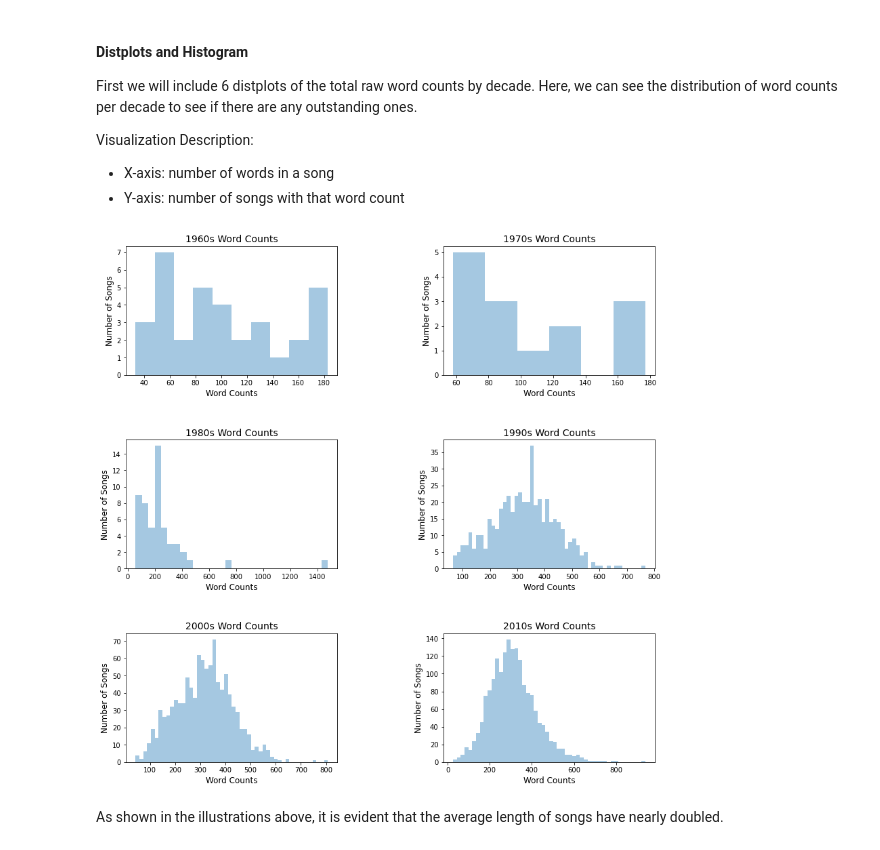
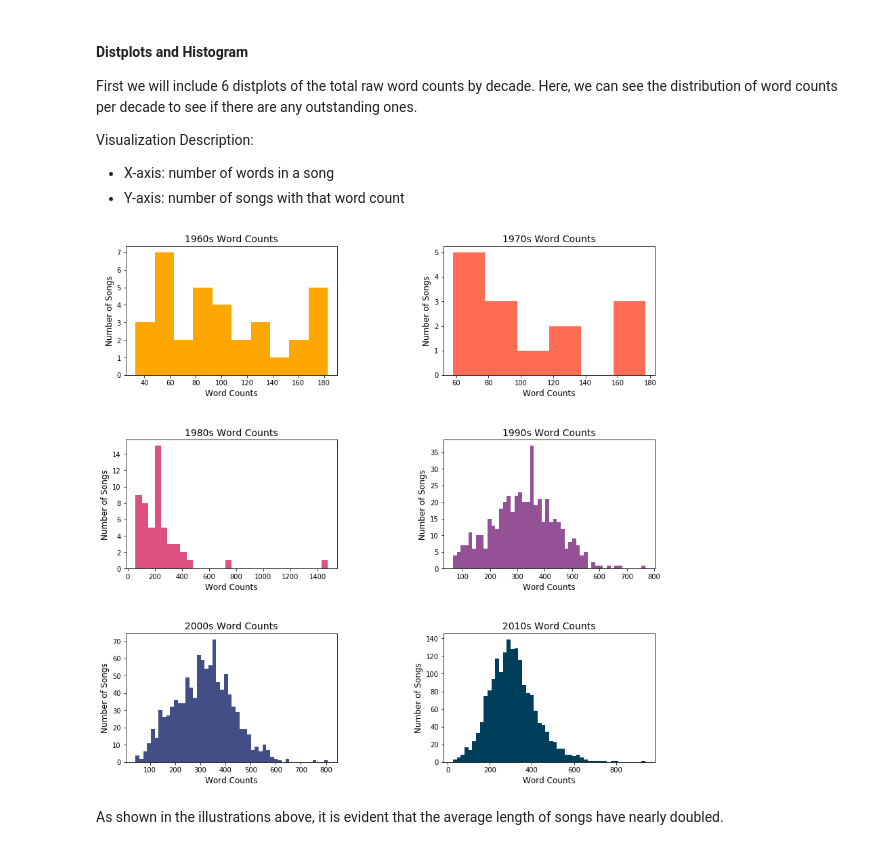
Before and after one commit to drewli815/Evolution-of-Rap, a Jupyter notebook: notebooks/FinalProposal.ipynb, the cells around one changed output. Cells and saved outputs as stored; diff of their text form; code cells hidden in the pictures.

```diff
--- a/notebooks/FinalProposal.ipynb
+++ b/notebooks/FinalProposal.ipynb
@@ -716,6 +734,8 @@ palette = 'Purples'
 newPalette = 'Purples_r'
 axesSize = 12
 titleSize = 14
+colors = ['#ffa600','#ff6e54','#dd5182','#955196','#444e86','#003f5c']
+customPalette=sns.set_palette(sns.color_palette(colors))
 # %% [markdown]
 #### Distplots and Histogram
 
@@ -753,43 +773,43 @@ yLabel = 'Number of Songs'
 
 # Subplot format: 3 rows, 2 columns, 1 plot
 plt.subplot(321)
-sns.distplot(df_5960[column], bins=10, kde=False).set_title('1960s Word Counts', size=titleSize)
+sns.distplot(df_5960[column], bins=10, kde=False,color=colors[0],hist_kws=dict(alpha=1)).set_title('1960s Word Counts', size=titleSize)
 plt.xlabel(xLabel, size=axesSize)
 plt.ylabel(yLabel, size=axesSize)
 
 # 2nd plot
 plt.subplot(322)
-sns.distplot(df_70[column], bins=6, kde=False).set_title('1970s Word Counts', size=titleSize)
+sns.distplot(df_70[column], bins=6, kde=False,color=colors[1],hist_kws=dict(alpha=1)).set_title('1970s Word Counts', size=titleSize)
 plt.xlabel(xLabel, size=axesSize)
 plt.ylabel(yLabel, size=axesSize)
 
 # 3rd plot
 plt.subplot(323)
-sns.distplot(df_80[column], bins=30, kde=False).set_title('1980s Word Counts', size=titleSize)
+sns.distplot(df_80[column], bins=30, kde=False,color=colors[2],hist_kws=dict(alpha=1)).set_title('1980s Word Counts', size=titleSize)
 plt.xlabel(xLabel, size=axesSize)
 plt.ylabel(yLabel, size=axesSize)
 
 # 4th plot
 plt.subplot(324)
-sns.distplot(df_90[column], bins=50, kde=False).set_title('1990s Word Counts', size=titleSize)
+sns.distplot(df_90[column], bins=50, kde=False,color=colors[3],hist_kws=dict(alpha=1)).set_title('1990s Word Counts', size=titleSize)
 plt.xlabel(xLabel, size=axesSize)
 plt.ylabel(yLabel, size=axesSize)
 
 # 5th plot
 plt.subplot(325)
-ax5 = sns.distplot(df_00[column], bins=50, kde=False).set_title('2000s Word Counts', size=titleSize)
+ax5 = sns.distplot(df_00[column], bins=50, kde=False,color=colors[4],hist_kws=dict(alpha=1)).set_title('2000s Word Counts', size=titleSize)
 plt.xlabel(xLabel, size=axesSize)
 plt.ylabel(yLabel, size=axesSize)
 
 # 6th plot
 plt.subplot(326)
-sns.distplot(df_10[column], bins=50, kde=False).set_title('2010s Word Counts', size=titleSize)
+sns.distplot(df_10[column], bins=50, kde=False,color=colors[5],hist_kws=dict(alpha=1)).set_title('2010s Word Counts', size=titleSize)
 plt.xlabel(xLabel, size=axesSize)
 plt.ylabel(yLabel, size=axesSize)
 
 plt.show()
 # %% [output]
-[figure, old version]
+[figure, new version]
 # %% [markdown]
 As shown in the illustrations above, it is evident that the average length of songs have nearly doubled.
 # %%
```
Also changed, not shown: parts of 6 cells of this notebook, 1 other file.
